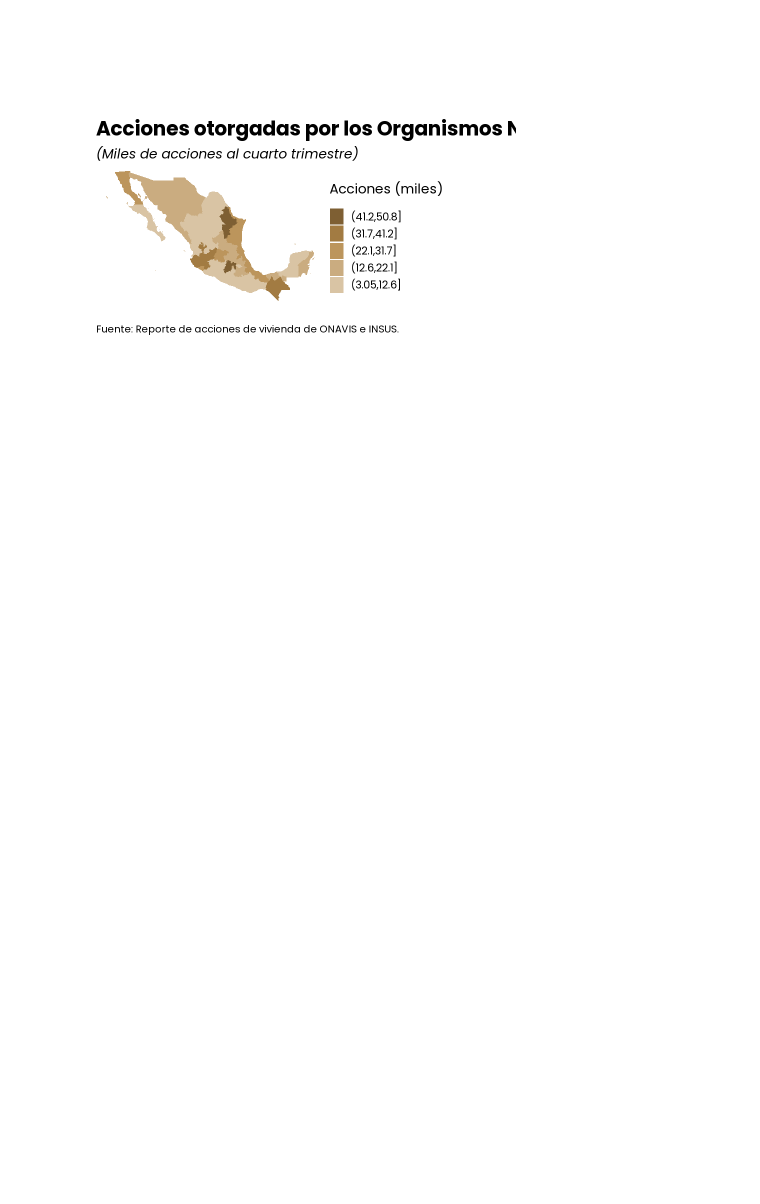
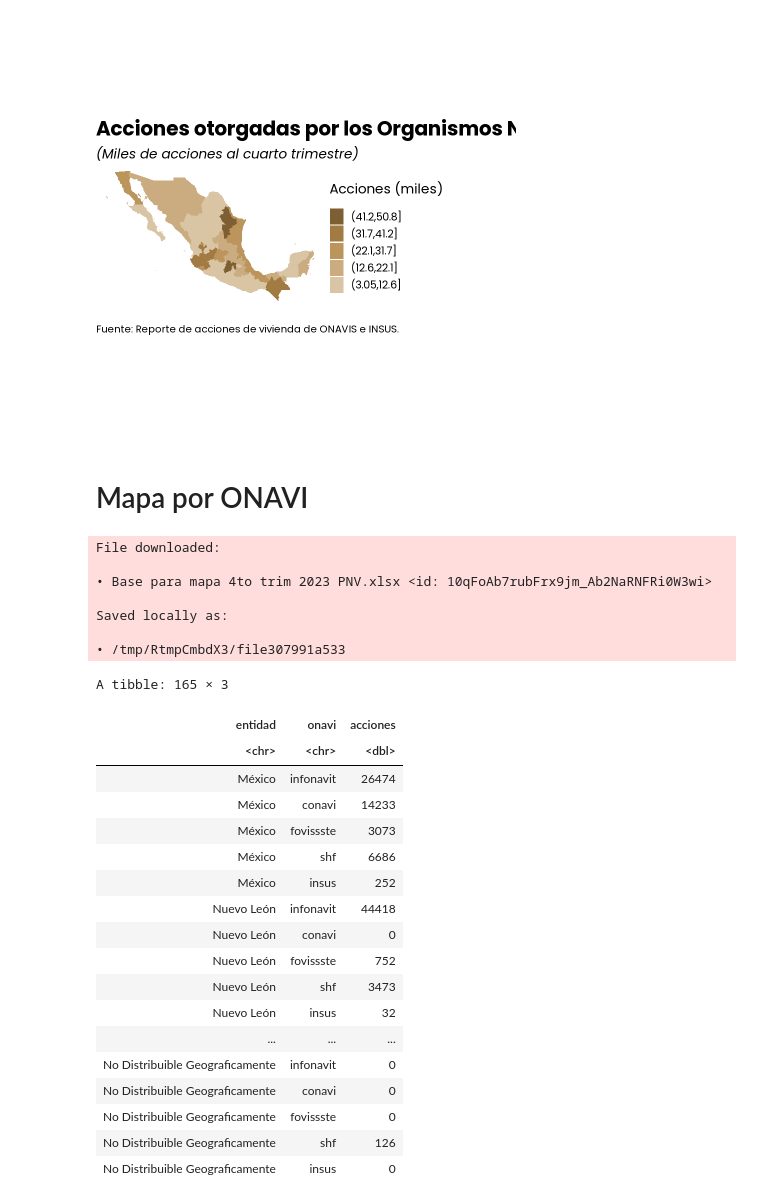
Before and after one commit to claudiodanielpc/datavivi, a Jupyter notebook: mapa_acciones.ipynb, the cells around one changed output. Saved outputs shown, nothing was run; the diff lists cells and outputs as text; code cells hidden in the pictures; blank space fills up the shorter version.

```diff
--- a/mapa_acciones.ipynb
+++ b/mapa_acciones.ipynb
@@ -204,3 +222,37 @@ Fuente: Reporte de acciones de vivienda de ONAVIS e INSUS.") +
 ggsave("mapa_acciones.png",height = 10,width = 20, units="in",dpi=100, bg='white')
 # %% [output]
 [figure]
+# %% [markdown]
+# Mapa por ONAVI
+# %%
+df<-leer_archivo(ids)%>%
+pivot_longer(!entidad, names_to="onavi",values_to = "acciones")%>%
+filter(onavi!="total" & onavi!="no")
+df
+# %% [output]
+File downloaded:
+
+• Base para mapa 4to trim 2023 PNV.xlsx <id: 10qFoAb7rubFrx9jm_Ab2NaRNFRi0W3wi>
+
+Saved locally as:
+
+• /tmp/RtmpCmbdX3/file307991a533
+A tibble: 165 × 3
+| entidad | onavi | acciones |
+| <chr> | <chr> | <dbl> |
+| México | infonavit | 26474 |
+| México | conavi | 14233 |
+| México | fovissste | 3073 |
+| México | shf | 6686 |
+| México | insus | 252 |
+| Nuevo León | infonavit | 44418 |
+| Nuevo León | conavi | 0 |
+| Nuevo León | fovissste | 752 |
+| Nuevo León | shf | 3473 |
+| Nuevo León | insus | 32 |
+| ... | ... | ... |
+| No Distribuible Geograficamente | infonavit | 0 |
+| No Distribuible Geograficamente | conavi | 0 |
+| No Distribuible Geograficamente | fovissste | 0 |
+| No Distribuible Geograficamente | shf | 126 |
+| No Distribuible Geograficamente | insus | 0 |
```
Also changed, not shown: parts of 6 cells of this notebook.
